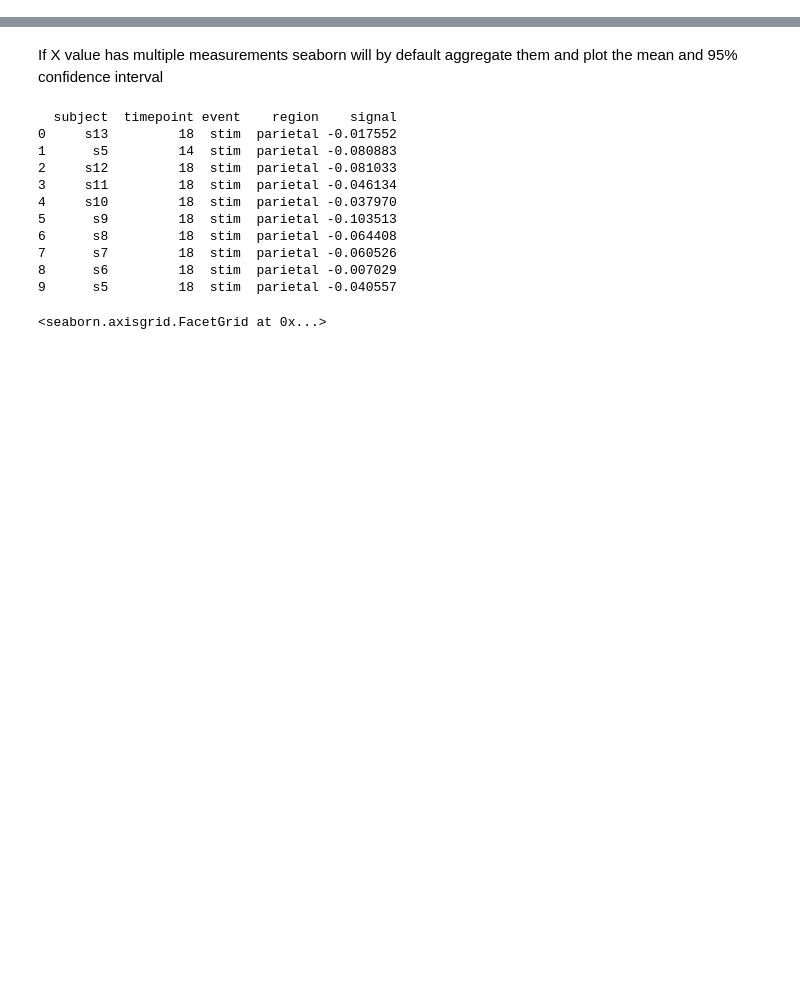
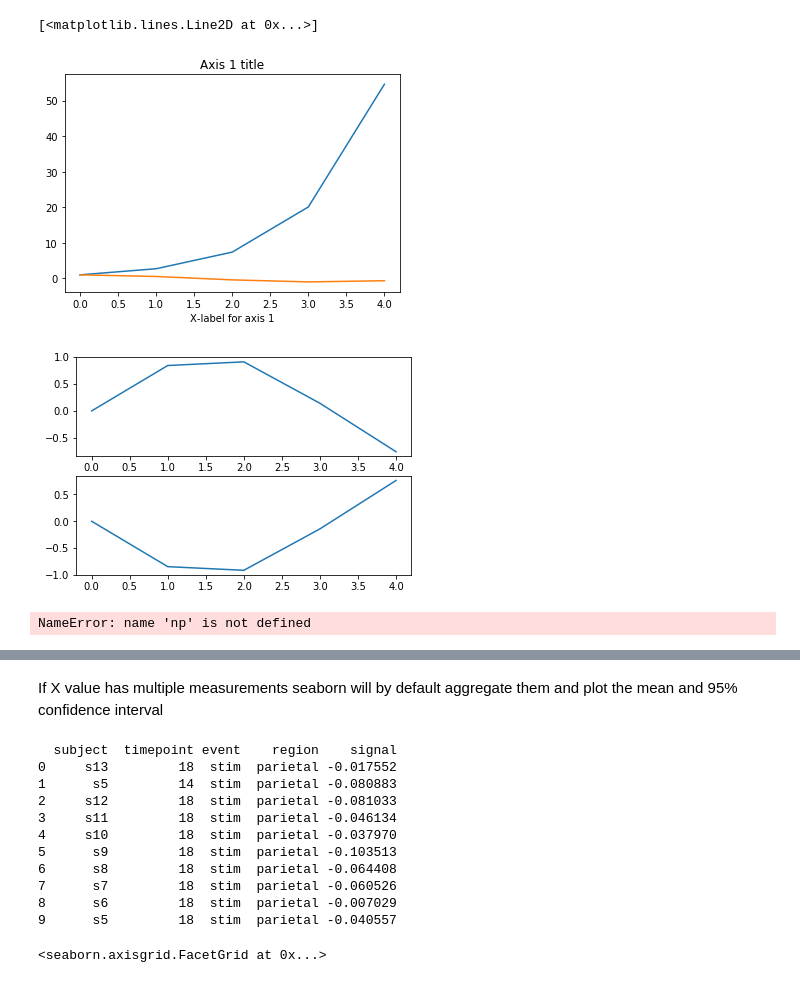
Before and after one commit to Amuoeba/CapsuleNetwork, a Jupyter notebook: PyTorchTest/MatplotLib tutorial.ipynb, the cells around one changed output, grey strips where cells are left out. Cells and saved outputs as stored; diff of their text form; code cells hidden in the pictures; blank space fills up the shorter version.

```diff
--- a/PyTorchTest/MatplotLib tutorial.ipynb
+++ b/PyTorchTest/MatplotLib tutorial.ipynb
@@ -63,0 +110,36 @@ Index: []
+# %%
+import matplotlib.pyplot as plt
+import numpy as np
+
+x = np.arange(5)
+y = np.exp(x)
+fig1, ax1 = plt.subplots()
+ax1.plot(x, y)
+ax1.set_title("Axis 1 title")
+ax1.set_xlabel("X-label for axis 1")
+
+z = np.sin(x)
+fig2, (ax2, ax3) = plt.subplots(nrows=2, ncols=1) # two axes on figure
+ax2.plot(x, z)
+ax3.plot(x, -z)
+
+w = np.cos(x)
+ax1.plot(x, w)
+# %% [output]
+[<matplotlib.lines.Line2D at 0x...>]
+[figure, added]
+[figure, added]
+# %%
+def plotter3(layerId,data):
+    fig,ax = plt.subplots()
+    im = ax.imshow(data,cmap="binary",aspect='auto')
+    ax.axis("off")
+    fig.colorbar(im)
+    return ax
+da = np.array([np.random.uniform(-0.1,0.1,6) for _ in range(6)])
+print(da)
+a = plotter3(1,da)
+
+plt.savefig('/home/erik/Desktop/1.jpg')
+# %% [output]
+NameError: name 'np' is not defined
```
Also changed, not shown: parts of 12 cells of this notebook, 33 other files.
